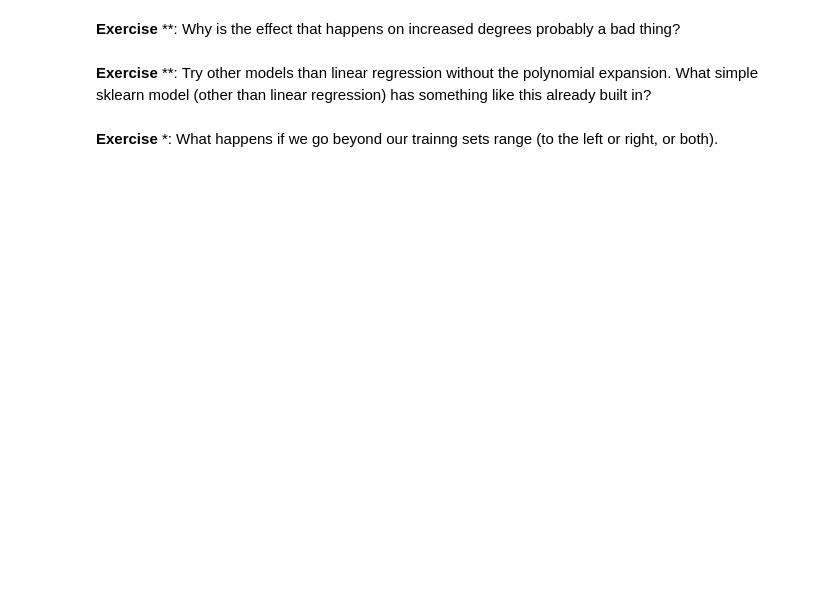
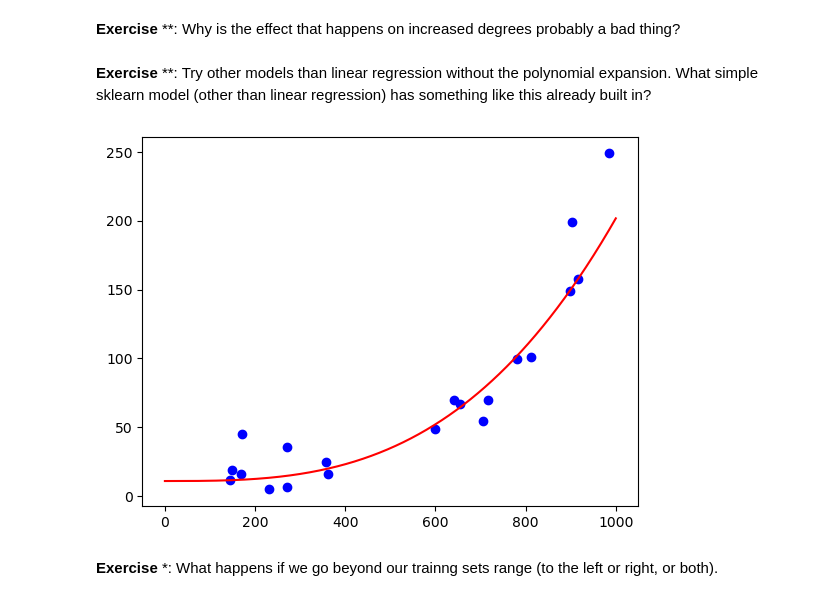
Before and after one commit to 84n4n4/digital_modelling_and_big_data_lecture_25_26, a Jupyter notebook: notebooks/17_polynomial_features.ipynb, the cells around one changed output. Saved outputs shown, nothing was run; the diff lists cells and outputs as text; code cells hidden in the pictures; blank space fills up the shorter version.

```diff
--- a/notebooks/17_polynomial_features.ipynb
+++ b/notebooks/17_polynomial_features.ipynb
@@ -91,5 +111,18 @@ Not a perfect fit, but way better than a straight line.
 **Exercise** **: Why is the effect that happens on increased degrees probably a bad thing?
 # %% [markdown]
 **Exercise** **: Try other models than linear regression without the polynomial expansion. What simple sklearn model (other than linear regression) has something like this already built in?
+# %%
+from sklearn.svm import SVR
+srg = SVR(kernel="poly")
+srg.fit(X, y.ravel())
+
+x_ls = np.linspace(0, 1000, 1000).reshape(-1, 1)
+y_pred = srg.predict(x_ls)
+
+plt.scatter(X, y, color="blue")
+plt.plot(x_ls, y_pred, color="red")
+plt.show()
+# %% [output]
+[figure, added]
 # %% [markdown]
 **Exercise** *: What happens if we go beyond our trainng sets range (to the left or right, or both).
```
Also changed, not shown: parts of 3 cells of this notebook, 5 other files.
